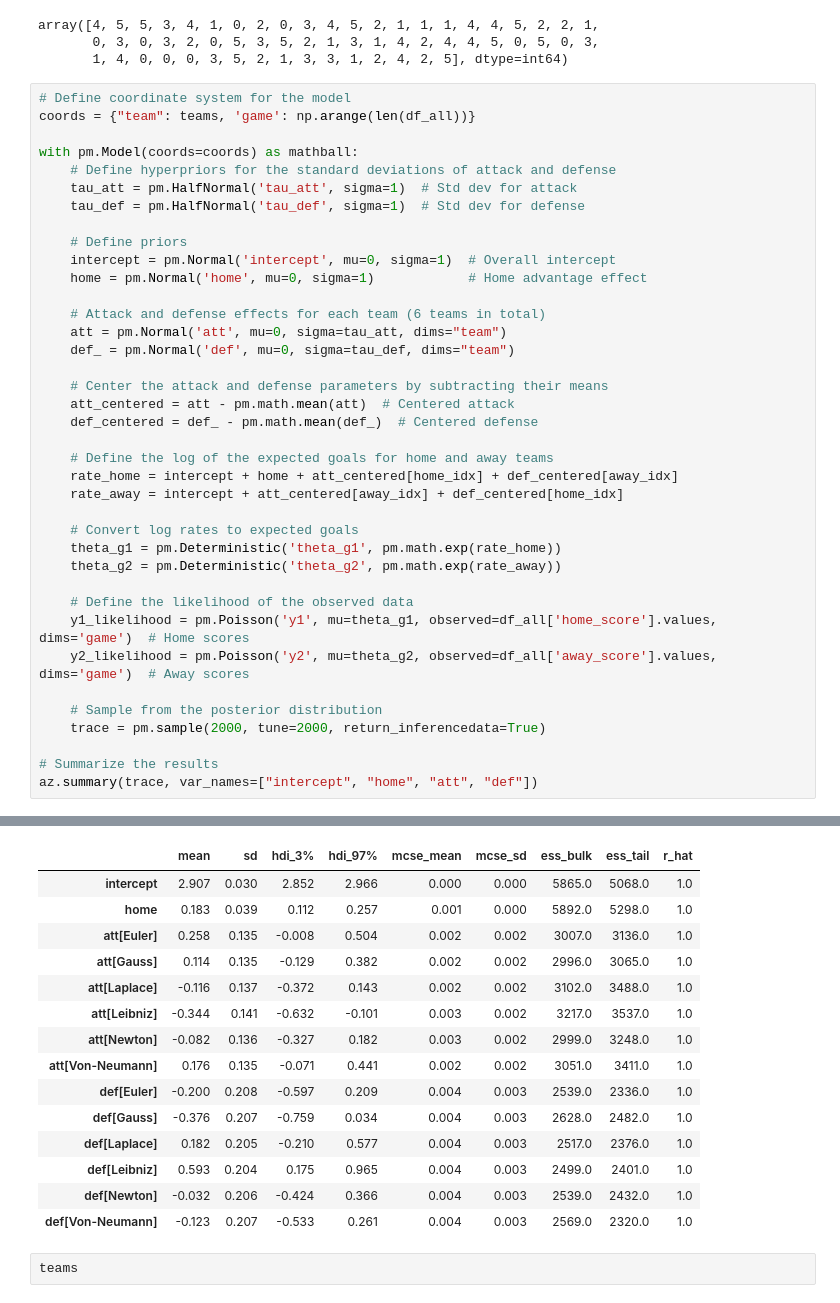
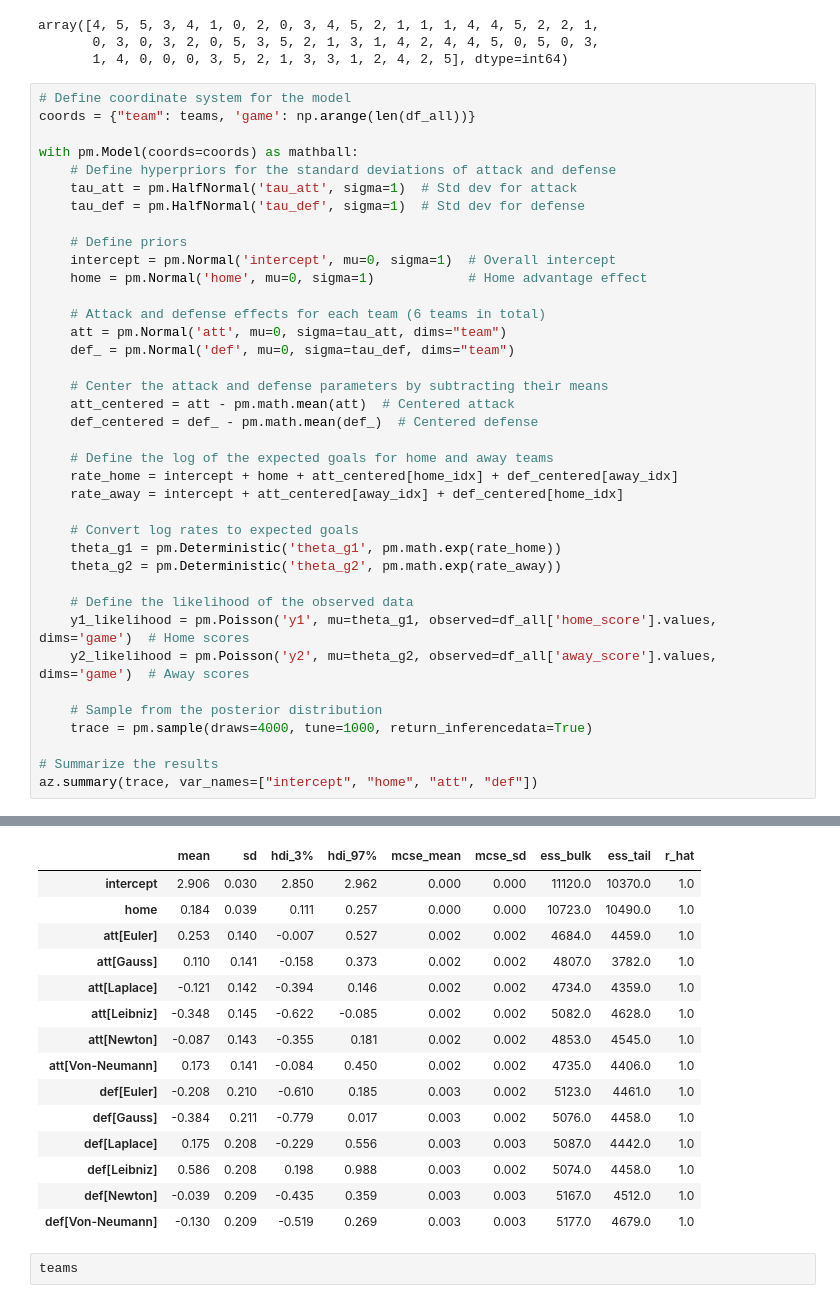
Before and after one commit to estivengrx/Freelancer-2, a Jupyter notebook: bayer_analysis_2/project_semester_B/Notebooks/mathball.ipynb, the cells around one changed output, grey strips where cells are left out. Saved outputs shown, nothing was run; the diff lists cells and outputs as text.

```diff
--- a/bayer_analysis_2/project_semester_B/Notebooks/mathball.ipynb
+++ b/bayer_analysis_2/project_semester_B/Notebooks/mathball.ipynb
@@ -295,7 +299,7 @@ with pm.Model(coords=coords) as mathball:
     y2_likelihood = pm.Poisson('y2', mu=theta_g2, observed=df_all['away_score'].values, dims='game')  # Away scores
 
     # Sample from the posterior distribution
-    trace = pm.sample(2000, tune=2000, return_inferencedata=True)
+    trace = pm.sample(draws=4000, tune=1000, return_inferencedata=True)
 
 # Summarize the results
 az.summary(trace, var_names=["intercept", "home", "att", "def"])
@@ -311,18 +315,18 @@ Sampling 4 chains for 2_000 tune and 2_000 draw iterations (8_000 + 8_000 draws
 |  | mean | sd | hdi_3% | hdi_97% | mcse_mean | mcse_sd | ess_bulk | ess_tail | r_hat |
-| intercept | 2.907 | 0.030 | 2.852 | 2.966 | 0.000 | 0.000 | 5865.0 | 5068.0 | 1.0 |
-| home | 0.183 | 0.039 | 0.112 | 0.257 | 0.001 | 0.000 | 5892.0 | 5298.0 | 1.0 |
-| att[Euler] | 0.258 | 0.135 | -0.008 | 0.504 | 0.002 | 0.002 | 3007.0 | 3136.0 | 1.0 |
-| att[Gauss] | 0.114 | 0.135 | -0.129 | 0.382 | 0.002 | 0.002 | 2996.0 | 3065.0 | 1.0 |
-| att[Laplace] | -0.116 | 0.137 | -0.372 | 0.143 | 0.002 | 0.002 | 3102.0 | 3488.0 | 1.0 |
-| att[Leibniz] | -0.344 | 0.141 | -0.632 | -0.101 | 0.003 | 0.002 | 3217.0 | 3537.0 | 1.0 |
-| att[Newton] | -0.082 | 0.136 | -0.327 | 0.182 | 0.003 | 0.002 | 2999.0 | 3248.0 | 1.0 |
-| att[Von-Neumann] | 0.176 | 0.135 | -0.071 | 0.441 | 0.002 | 0.002 | 3051.0 | 3411.0 | 1.0 |
-| def[Euler] | -0.200 | 0.208 | -0.597 | 0.209 | 0.004 | 0.003 | 2539.0 | 2336.0 | 1.0 |
-| def[Gauss] | -0.376 | 0.207 | -0.759 | 0.034 | 0.004 | 0.003 | 2628.0 | 2482.0 | 1.0 |
-| def[Laplace] | 0.182 | 0.205 | -0.210 | 0.577 | 0.004 | 0.003 | 2517.0 | 2376.0 | 1.0 |
-| def[Leibniz] | 0.593 | 0.204 | 0.175 | 0.965 | 0.004 | 0.003 | 2499.0 | 2401.0 | 1.0 |
-| def[Newton] | -0.032 | 0.206 | -0.424 | 0.366 | 0.004 | 0.003 | 2539.0 | 2432.0 | 1.0 |
-| def[Von-Neumann] | -0.123 | 0.207 | -0.533 | 0.261 | 0.004 | 0.003 | 2569.0 | 2320.0 | 1.0 |
+| intercept | 2.906 | 0.030 | 2.850 | 2.962 | 0.000 | 0.000 | 11120.0 | 10370.0 | 1.0 |
+| home | 0.184 | 0.039 | 0.111 | 0.257 | 0.000 | 0.000 | 10723.0 | 10490.0 | 1.0 |
+| att[Euler] | 0.253 | 0.140 | -0.007 | 0.527 | 0.002 | 0.002 | 4684.0 | 4459.0 | 1.0 |
+| att[Gauss] | 0.110 | 0.141 | -0.158 | 0.373 | 0.002 | 0.002 | 4807.0 | 3782.0 | 1.0 |
+| att[Laplace] | -0.121 | 0.142 | -0.394 | 0.146 | 0.002 | 0.002 | 4734.0 | 4359.0 | 1.0 |
+| att[Leibniz] | -0.348 | 0.145 | -0.622 | -0.085 | 0.002 | 0.002 | 5082.0 | 4628.0 | 1.0 |
+| att[Newton] | -0.087 | 0.143 | -0.355 | 0.181 | 0.002 | 0.002 | 4853.0 | 4545.0 | 1.0 |
+| att[Von-Neumann] | 0.173 | 0.141 | -0.084 | 0.450 | 0.002 | 0.002 | 4735.0 | 4406.0 | 1.0 |
+| def[Euler] | -0.208 | 0.210 | -0.610 | 0.185 | 0.003 | 0.002 | 5123.0 | 4461.0 | 1.0 |
+| def[Gauss] | -0.384 | 0.211 | -0.779 | 0.017 | 0.003 | 0.002 | 5076.0 | 4458.0 | 1.0 |
+| def[Laplace] | 0.175 | 0.208 | -0.229 | 0.556 | 0.003 | 0.003 | 5087.0 | 4442.0 | 1.0 |
+| def[Leibniz] | 0.586 | 0.208 | 0.198 | 0.988 | 0.003 | 0.002 | 5074.0 | 4458.0 | 1.0 |
+| def[Newton] | -0.039 | 0.209 | -0.435 | 0.359 | 0.003 | 0.003 | 5167.0 | 4512.0 | 1.0 |
+| def[Von-Neumann] | -0.130 | 0.209 | -0.519 | 0.269 | 0.003 | 0.003 | 5177.0 | 4679.0 | 1.0 |
 # %%
 teams
 # %% [output]
```
Also changed, not shown: parts of 8 cells of this notebook, 2 other files.
